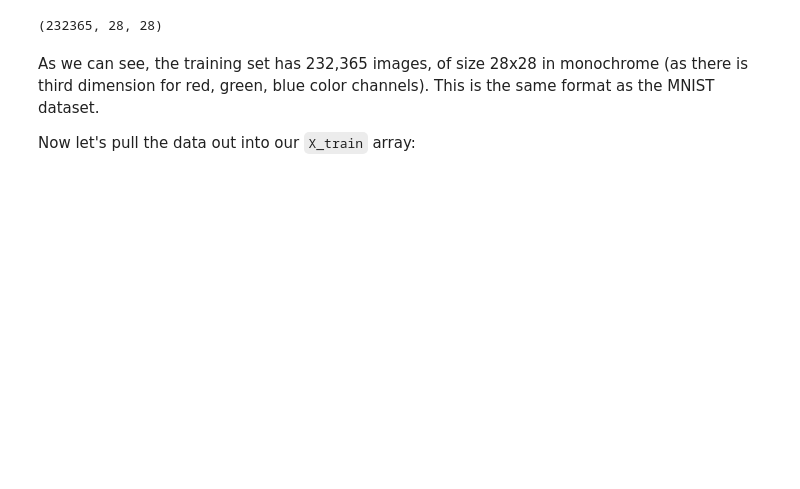
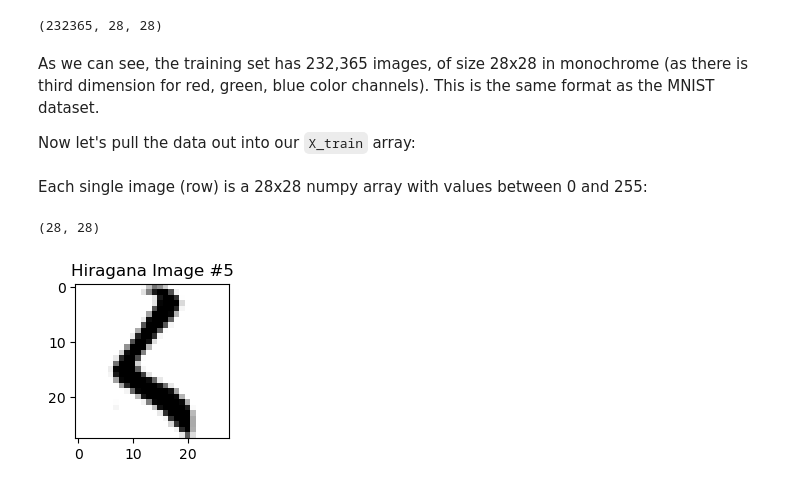
Before and after one commit to mylesmharrison/Kuzushiji-49-CNN, a Jupyter notebook: Kuzushiji.ipynb, the cells around one changed output. Cells and saved outputs as stored; diff of their text form; code cells hidden in the pictures; blank space fills up the shorter version.

```diff
--- a/Kuzushiji.ipynb
+++ b/Kuzushiji.ipynb
@@ -49 +51,16 @@ X_train = train_img.f.arr_0
+# %% [markdown]
+Each single image (row) is a 28x28 numpy array with values between 0 and 255:
+# %%
+# Look at the shape of a single image
+X_train[4,:,:].shape
+# %% [output]
+(28, 28)
+# %%
+# Visualize
+plt.figure(figsize=(2,2))
+plt.title('Hiragana Image #5')
+plt.imshow(X_train[4, :, :], cmap='gray_r')
+plt.show()
+# %% [output]
+[figure, added]
 # %% [markdown]
```
Also changed, not shown: parts of 30 cells of this notebook, 1 other file.
